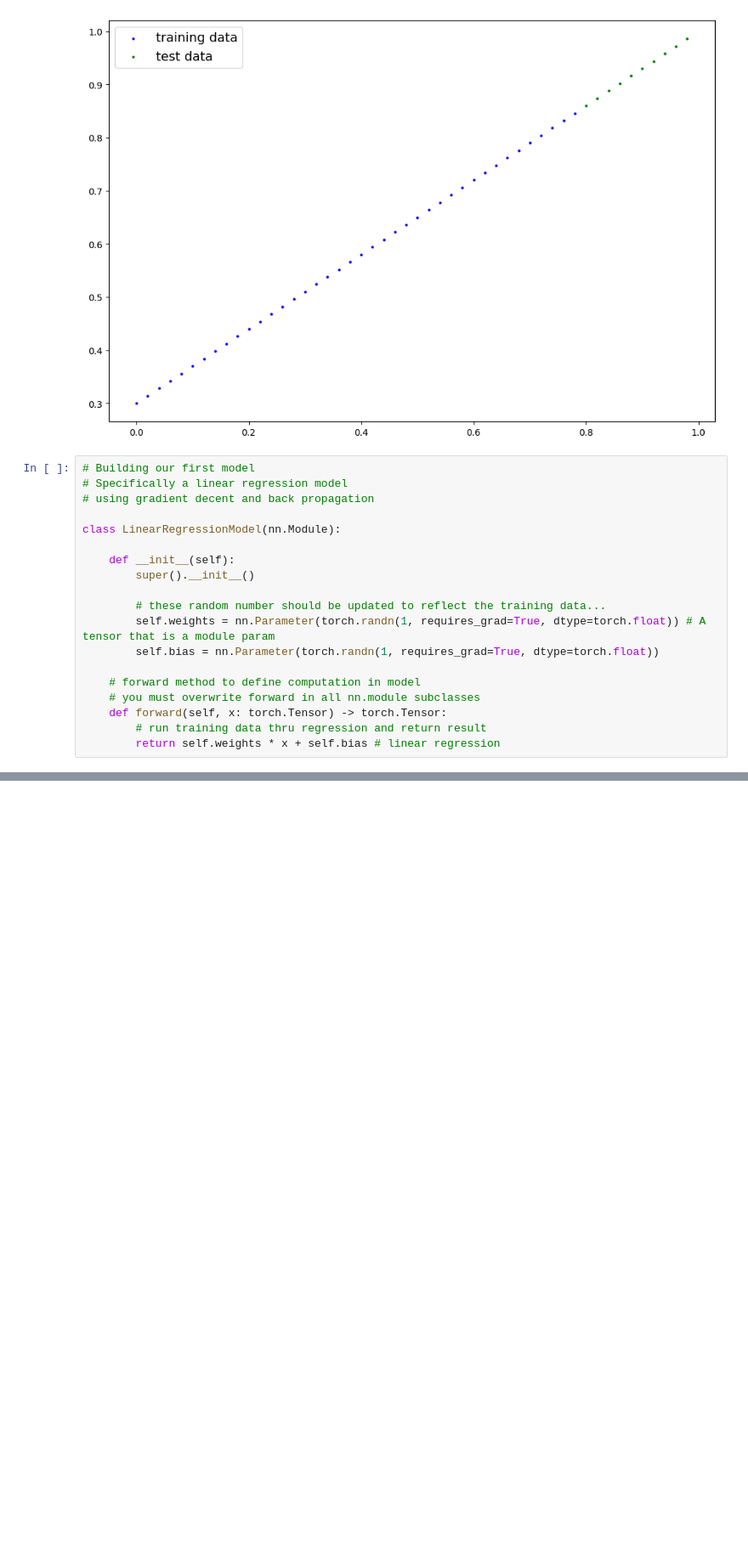
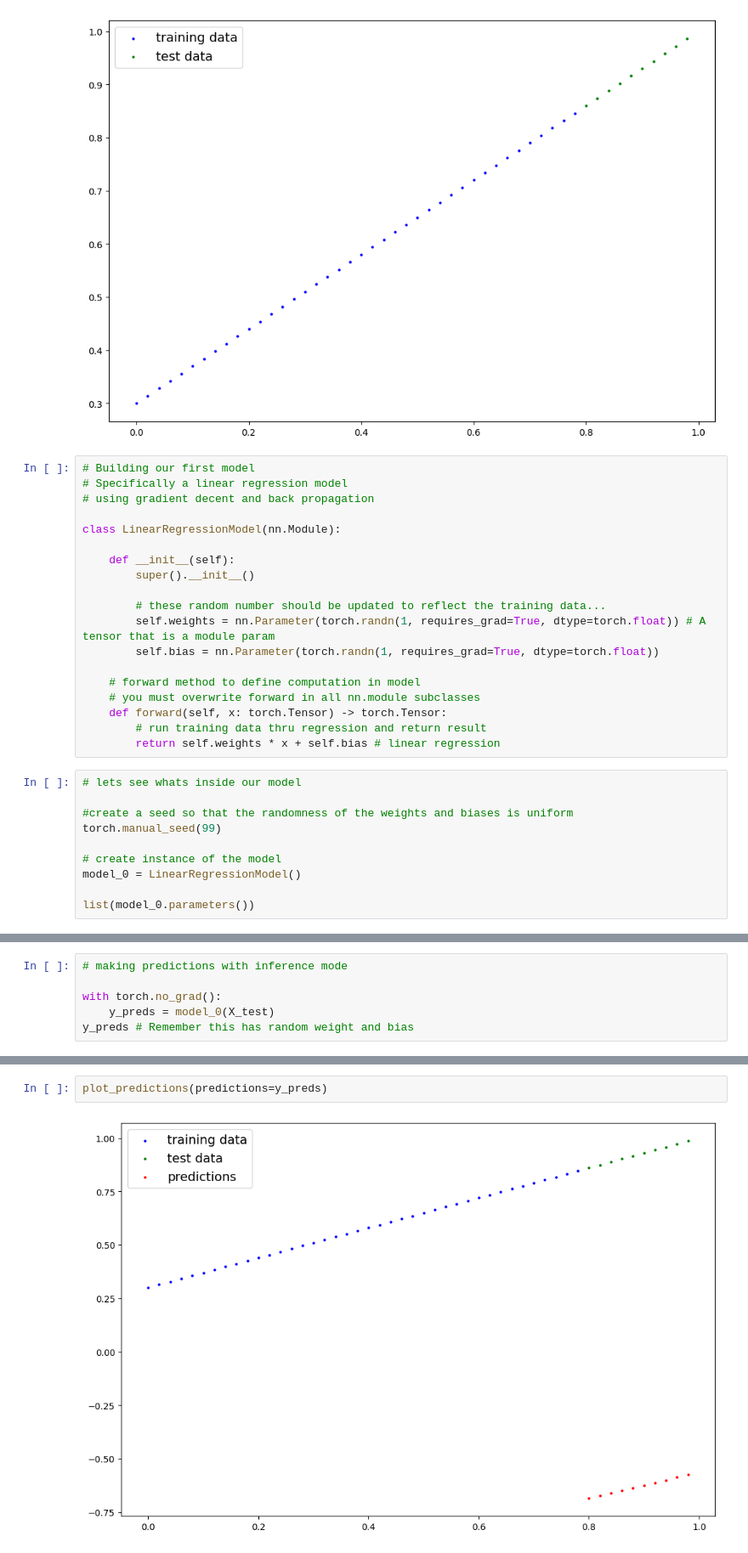
Before and after one commit to Purple10101/EE32009_SNN, a Jupyter notebook: torch_workflow.ipynb, the cells around one changed output, grey strips where cells are left out. Shown: that part at 85% size. Drawn from its saved outputs; the diff is of its cells as text; blank space fills up the shorter version.

```diff
--- a/torch_workflow.ipynb
+++ b/torch_workflow.ipynb
@@ -94,3 +94,13 @@ class LinearRegressionModel(nn.Module):
     def forward(self, x: torch.Tensor) -> torch.Tensor:
         # run training data thru regression and return result
         return self.weights * x + self.bias # linear regression
+# %%
+# lets see whats inside our model
+
+#create a seed so that the randomness of the weights and biases is uniform
+torch.manual_seed(99)
+
+# create instance of the model
+model_0 = LinearRegressionModel()
+
+list(model_0.parameters())
@@ -96,0 +112,6 @@ class LinearRegressionModel(nn.Module):
+# %%
+# making predictions with inference mode
+
+with torch.no_grad():
+    y_preds = model_0(X_test)
+y_preds # Remember this has random weight and bias
@@ -96,0 +129,4 @@ class LinearRegressionModel(nn.Module):
+# %%
+plot_predictions(predictions=y_preds)
+# %% [output]
+[figure, added]
```
Also changed, not shown: parts of 8 cells of this notebook.
